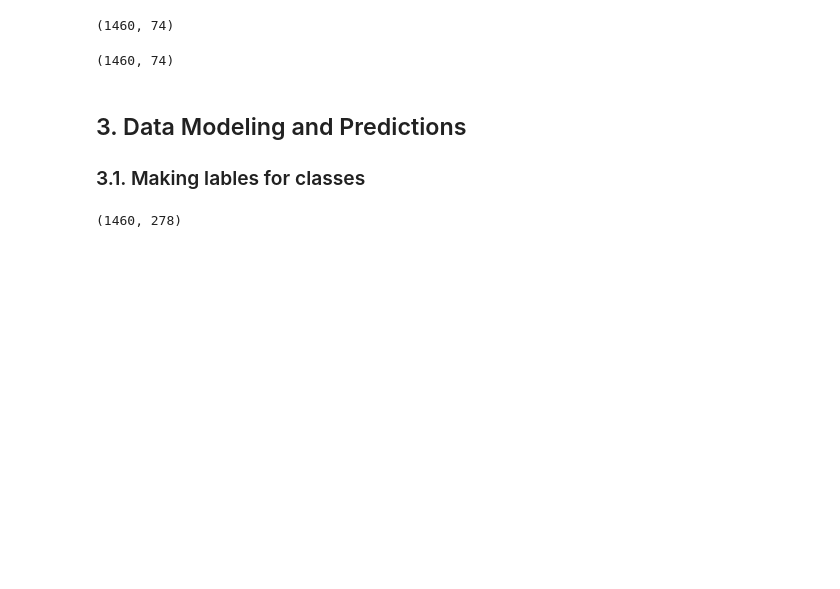
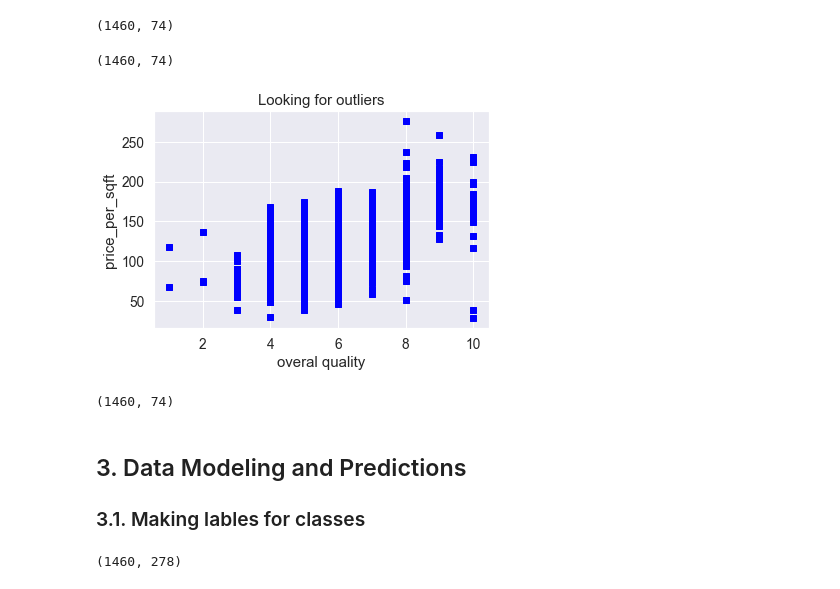
Before and after one commit to oscar-dif/ExamProject, a Jupyter notebook: house_prices.ipynb, the cells around one changed output. Cells and saved outputs as stored; diff of their text form; code cells hidden in the pictures; blank space fills up the shorter version.

Commit message:
outliers

```diff
--- a/house_prices.ipynb
+++ b/house_prices.ipynb
@@ -332,6 +332,19 @@ for i in low_corr:
 df_clean.shape
 # %% [output]
 (1460, 74)
+# %%
+plt.scatter(df_clean.overallqual, df_clean.price_per_sqft, c = "blue", marker = "s")
+plt.title("Looking for outliers")
+plt.xlabel("overal quality")
+plt.ylabel('price_per_sqft')
+plt.show()
+# %% [output]
+[figure, added]
+# %%
+outliers = df_clean[(df_clean['overallqual']=='10') & (df_clean['price_per_sqft']<150)]
+df_clean.drop(outliers.index).shape
+# %% [output]
+(1460, 74)
 # %% [markdown]
 ## 3. Data Modeling and Predictions
 
```
Also changed, not shown: parts of 5 cells of this notebook.
